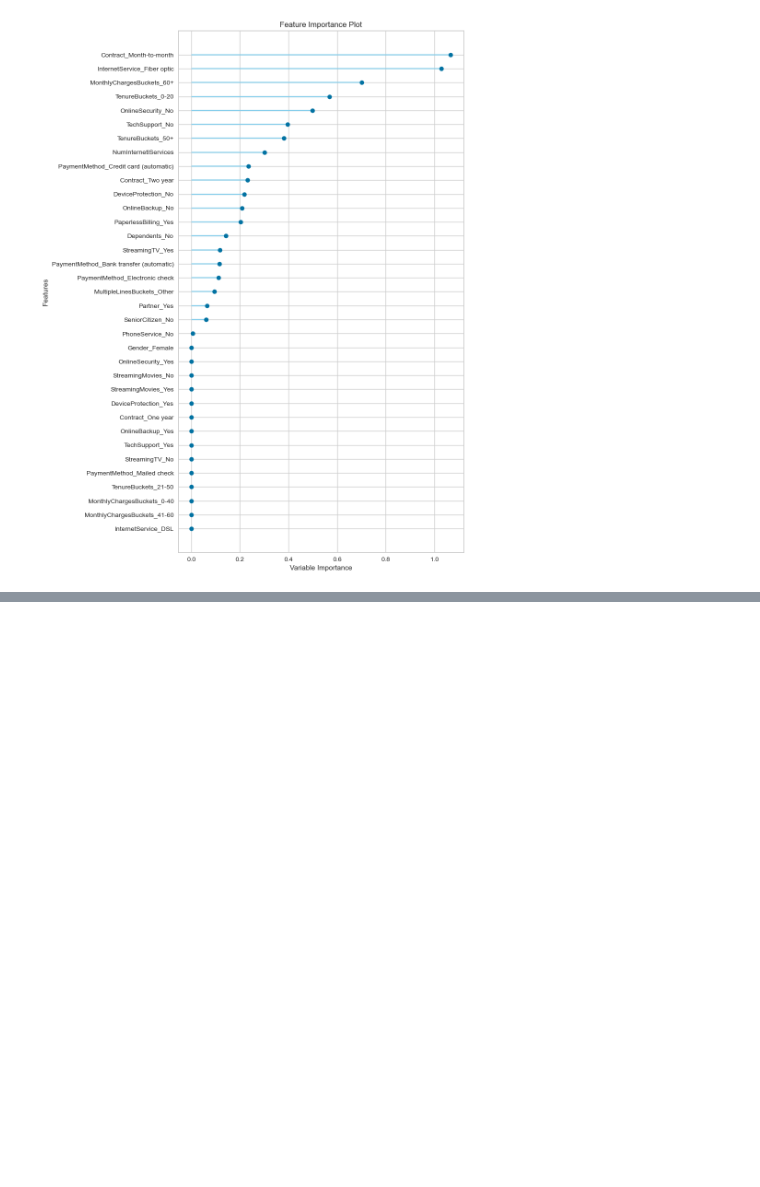
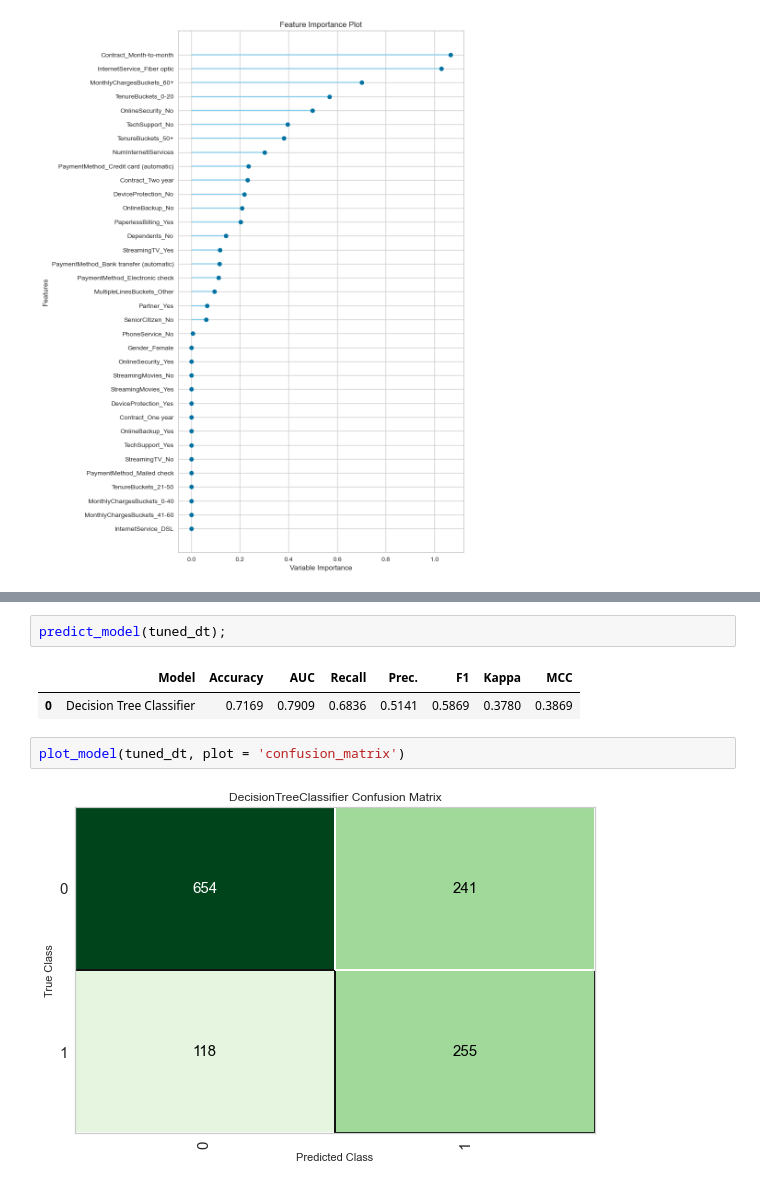
Before and after one commit to kubekmonika/customer-churn-analysis-telco-dataset, a Jupyter notebook: notebooks/model.ipynb, the cells around one changed output, grey strips where cells are left out. Cells and saved outputs as stored; diff of their text form; blank space fills up the shorter version.

Commit message:
acc 0.71 recall 0.68 prec 0.51 f1 0.58 model: tuned dt setup: - 'NumInternetlServices' is numeric - normalize - fix imbalance

```diff
--- a/notebooks/model.ipynb
+++ b/notebooks/model.ipynb
@@ -255,0 +286,9 @@ plot_model(tuned_svm, plot = 'feature_all')
+# %%
+predict_model(tuned_dt);
+# %% [output]
+|  | Model | Accuracy | AUC | Recall | Prec. | F1 | Kappa | MCC |
+| 0 | Decision Tree Classifier | 0.7169 | 0.7909 | 0.6836 | 0.5141 | 0.5869 | 0.3780 | 0.3869 |
+# %%
+plot_model(tuned_dt, plot = 'confusion_matrix')
+# %% [output]
+[figure, added]
```
Also changed, not shown: parts of 6 cells of this notebook.
